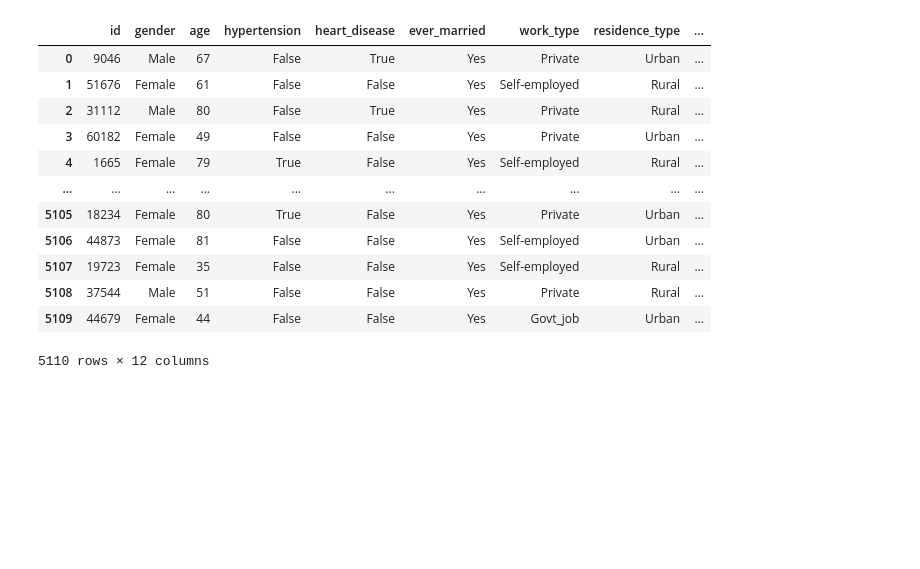
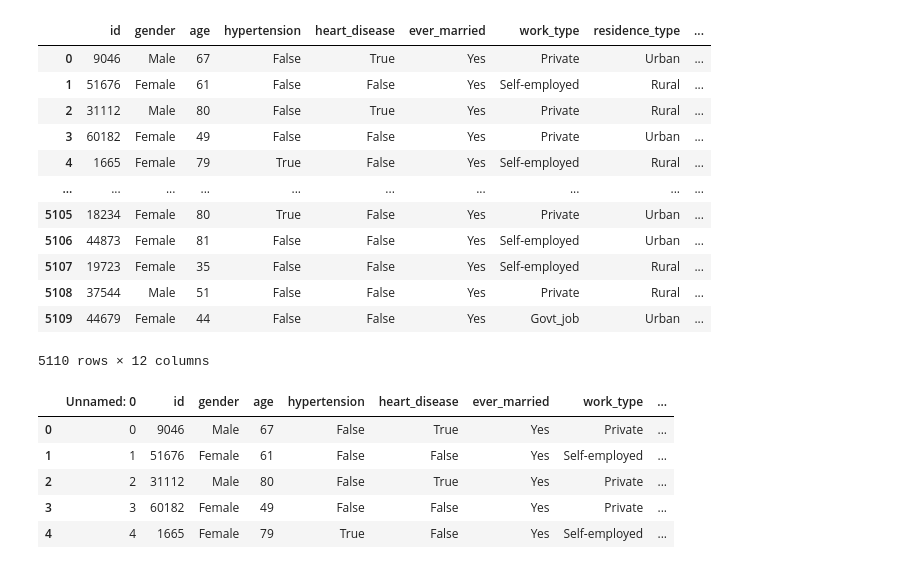
Before and after one commit to FridaOyucho/Stroke_Data_Analysis, a Jupyter notebook: Stroke_Data_Analysis.ipynb, the cells around one changed output. Drawn from its saved outputs; the diff is of its cells as text; code cells hidden in the pictures; blank space fills up the shorter version.

```diff
--- a/Stroke_Data_Analysis.ipynb
+++ b/Stroke_Data_Analysis.ipynb
@@ -391,3 +391,18 @@ cleaned_df
 # %%
 # Exporting data
 df.to_csv('cleaned_df.csv')
+# %%
+#Working with cleaned dataset
+import pandas as pd
+import matplotlib.pyplot as plt
+
+# Loading CleanedData
+df2 = pd.read_csv('cleaned_df.csv')
+df2.head()
+# %% [output]
+|  | Unnamed: 0 | id | gender | age | hypertension | heart_disease | ever_married | work_type | ... |
+| 0 | 0 | 9046 | Male | 67 | False | True | Yes | Private | ... |
+| 1 | 1 | 51676 | Female | 61 | False | False | Yes | Self-employed | ... |
+| 2 | 2 | 31112 | Male | 80 | False | True | Yes | Private | ... |
+| 3 | 3 | 60182 | Female | 49 | False | False | Yes | Private | ... |
+| 4 | 4 | 1665 | Female | 79 | True | False | Yes | Self-employed | ... |
```
Also changed, not shown: parts of 3 cells of this notebook.
